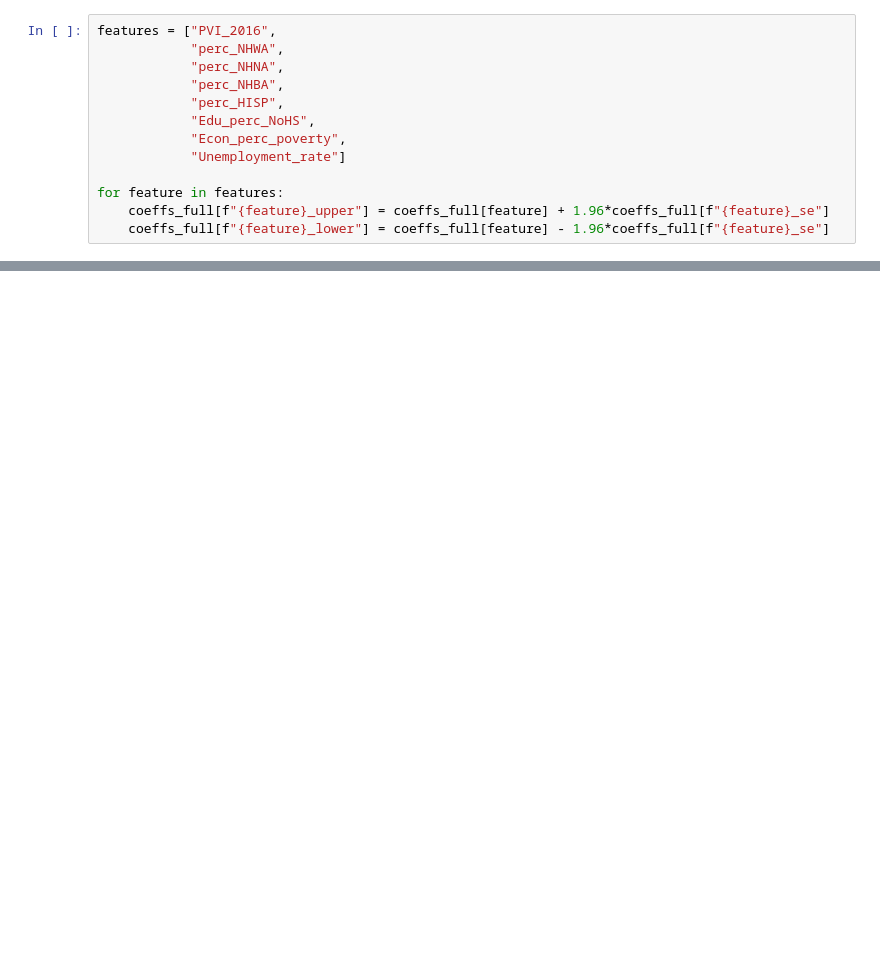
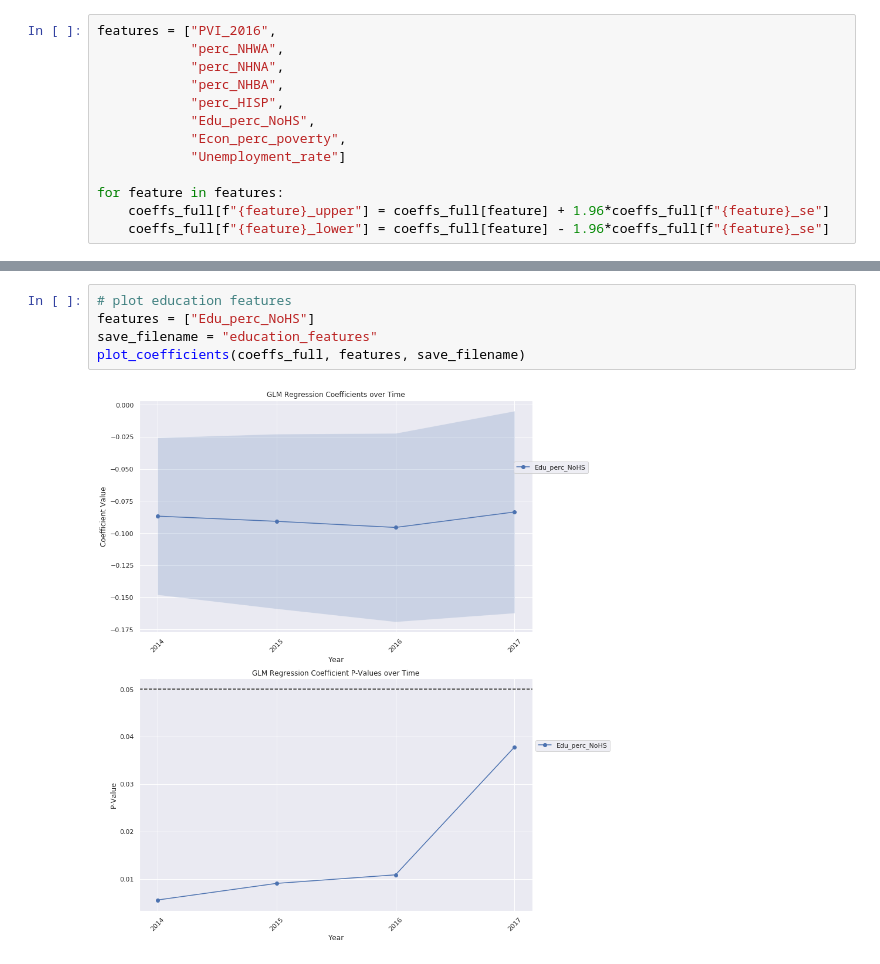
Before and after one commit to ryanbae89/gun-violence-uscounties, a Jupyter notebook: 3_results_visualization.ipynb, the cells around one changed output, grey strips where cells are left out. Cells and saved outputs as stored; diff of their text form; blank space fills up the shorter version.

```diff
--- a/3_results_visualization.ipynb
+++ b/3_results_visualization.ipynb
@@ -180,0 +185,7 @@ plt.legend(bbox_to_anchor=(1, 0.75))
+# %%
+# plot education features
+features = ["Edu_perc_NoHS"]
+save_filename = "education_features"
+plot_coefficients(coeffs_full, features, save_filename)
+# %% [output]
+[figure, added]
```
Also changed, not shown: parts of 12 cells of this notebook, 4 other files.
